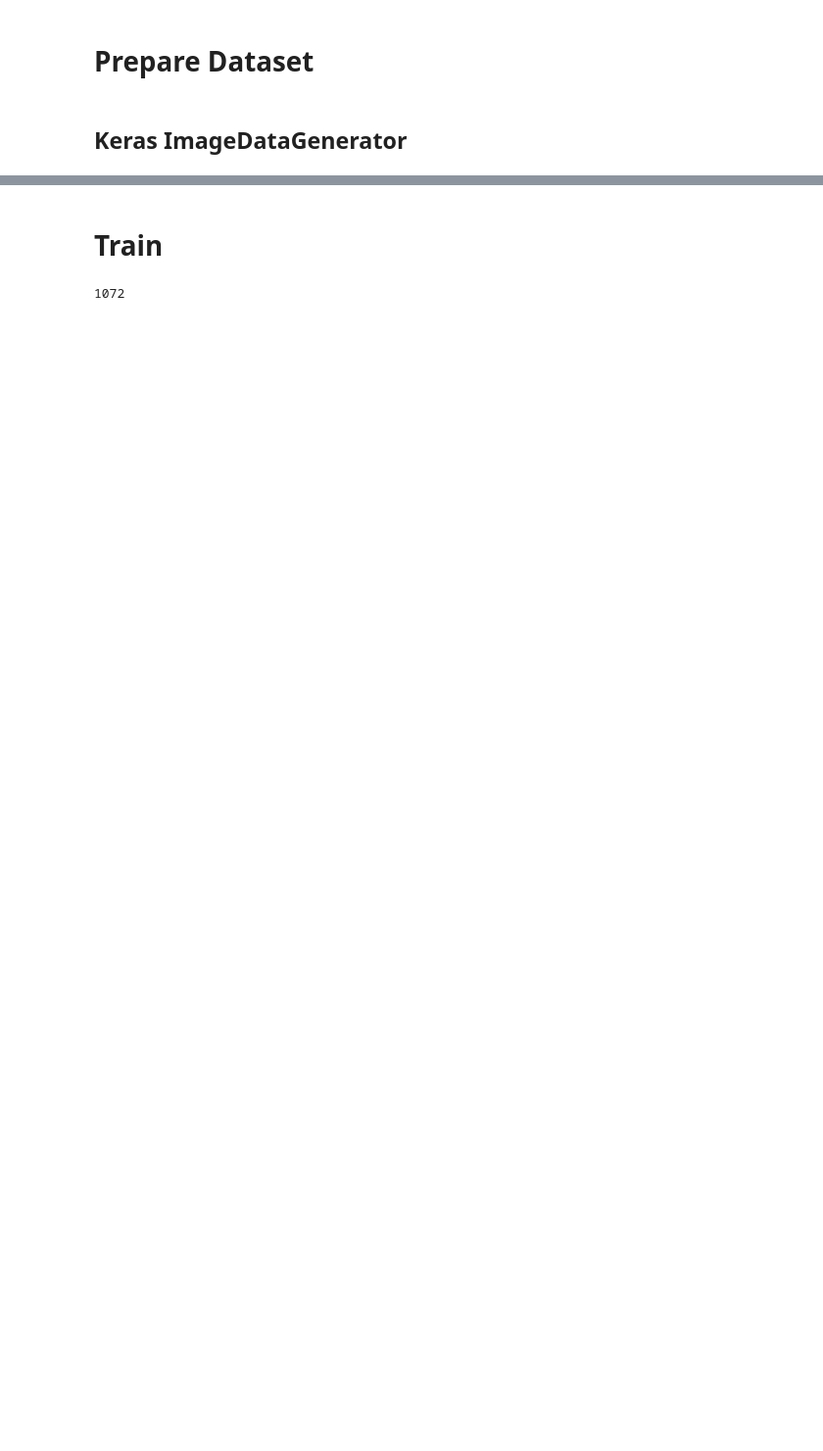
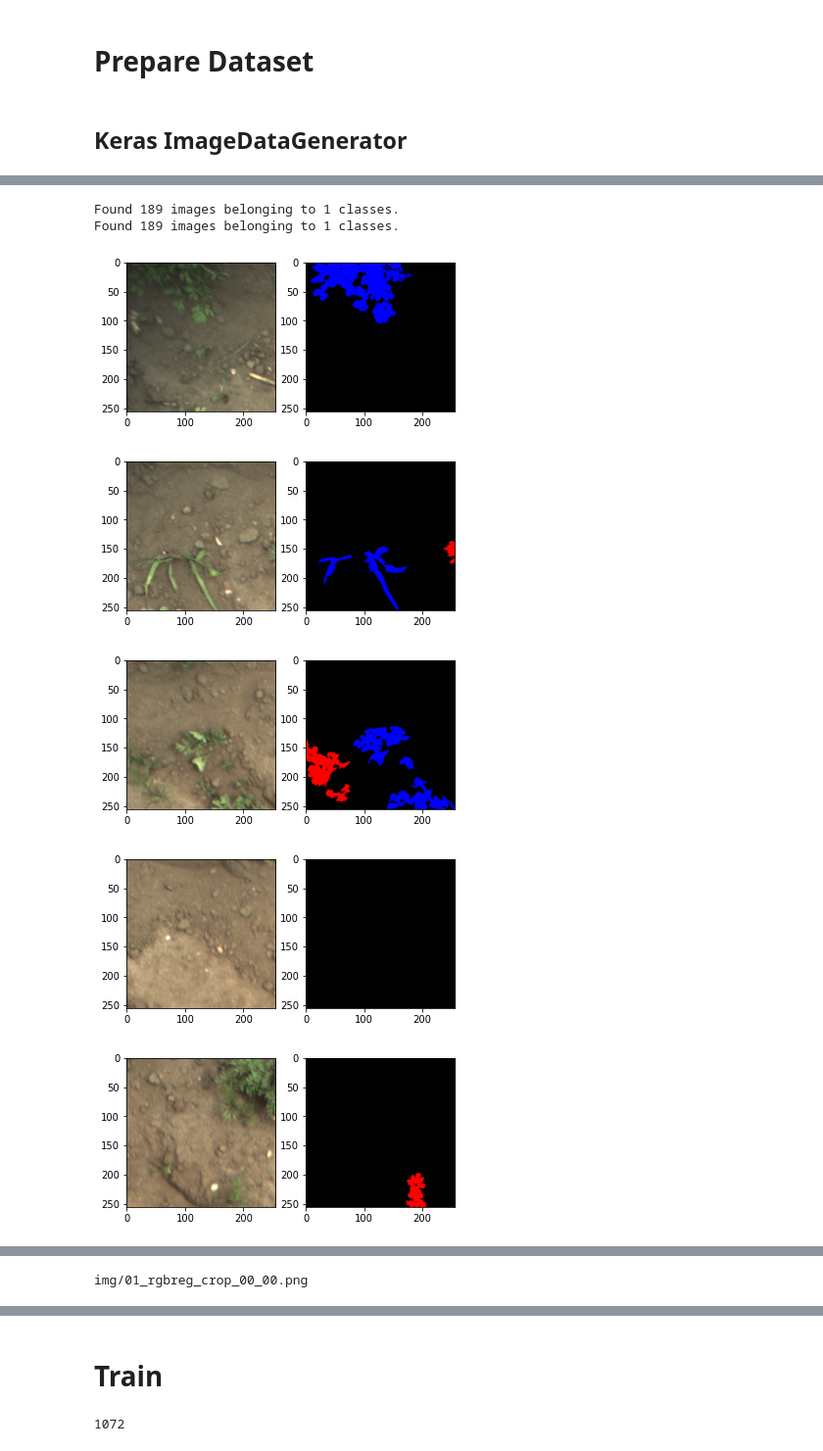
Before and after one commit to yildizozan/precision-agriculture-computer-vision, a Jupyter notebook: Segnet.ipynb, the cells around one changed output, grey strips where cells are left out. Shown at 98% size. Saved outputs shown, nothing was run; the diff lists cells and outputs as text; code cells hidden in the pictures; blank space fills up the shorter version.

```diff
--- a/Segnet.ipynb
+++ b/Segnet.ipynb
@@ -786,0 +181,38 @@ for i in range(0):
+# %%
+test_image_datagen = ImageDataGenerator(**data_gen_args)
+test_mask_datagen = ImageDataGenerator(**data_gen_args)
+
+test_image_generator = test_image_datagen.flow_from_directory(
+    basedir + 'test',
+    class_mode=None,
+    batch_size=8,
+    shuffle = False,
+    seed=seed)
+
+test_mask_generator = test_mask_datagen.flow_from_directory(
+    basedir + 'test_mask',
+    class_mode=None,
+    batch_size=8,
+    shuffle = False,
+    seed=seed)
+
+test_data = zip(test_image_generator, test_mask_generator)
+
+x = test_image_generator.next()
+y = test_mask_generator.next()
+
+for i in range(0, 8):
+  fig, (ax1, ax2) = plt.subplots(1, 2)
+  ax1.imshow(x[i])
+  ax2.imshow(y[i])
+  plt.show()
+
+print(train_image_generator.filenames[0])
+# %% [output]
+Found 189 images belonging to 1 classes.
+Found 189 images belonging to 1 classes.
+[figure, added]
+[figure, added]
+[figure, added]
+[figure, added]
+[figure, added]
@@ -786,0 +222 @@ for i in range(0):
+img/01_rgbreg_crop_00_00.png
```
Also changed, not shown: parts of 52 cells of this notebook.
